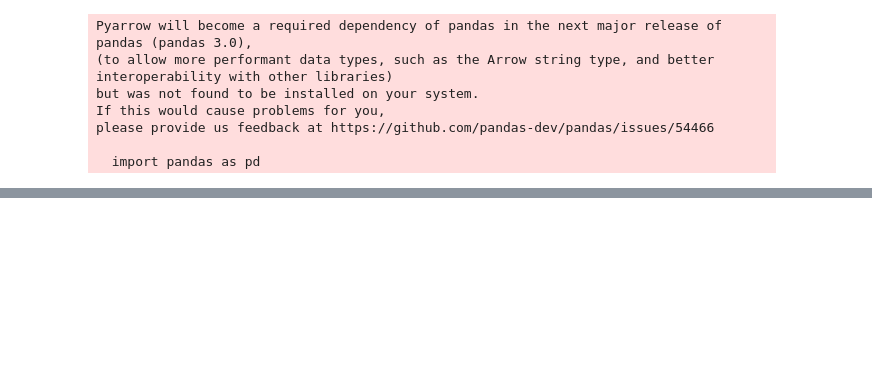
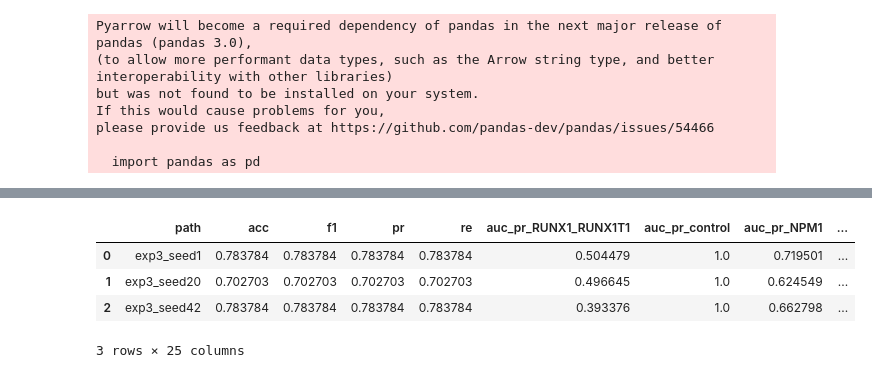
Before and after one commit to aleksandraiva/CMSCB-SCEMILA, a Jupyter notebook: SCEMILA/Metrcis.ipynb, the cells around one changed output, grey strips where cells are left out. Drawn from its saved outputs; the diff is of its cells as text; code cells hidden in the pictures; blank space fills up the shorter version.

```diff
--- a/SCEMILA/Metrcis.ipynb
+++ b/SCEMILA/Metrcis.ipynb
@@ -218,0 +245,8 @@ df
+# %%
+df_exp3
+# %% [output]
+|  | path | acc | f1 | pr | re | auc_pr_RUNX1_RUNX1T1 | auc_pr_control | auc_pr_NPM1 | ... |
+| 0 | exp3_seed1 | 0.783784 | 0.783784 | 0.783784 | 0.783784 | 0.504479 | 1.0 | 0.719501 | ... |
+| 1 | exp3_seed20 | 0.702703 | 0.702703 | 0.702703 | 0.702703 | 0.496645 | 1.0 | 0.624549 | ... |
+| 2 | exp3_seed42 | 0.783784 | 0.783784 | 0.783784 | 0.783784 | 0.393376 | 1.0 | 0.662798 | ... |
+3 rows × 25 columns
```
Also changed, not shown: parts of 12 cells of this notebook.
